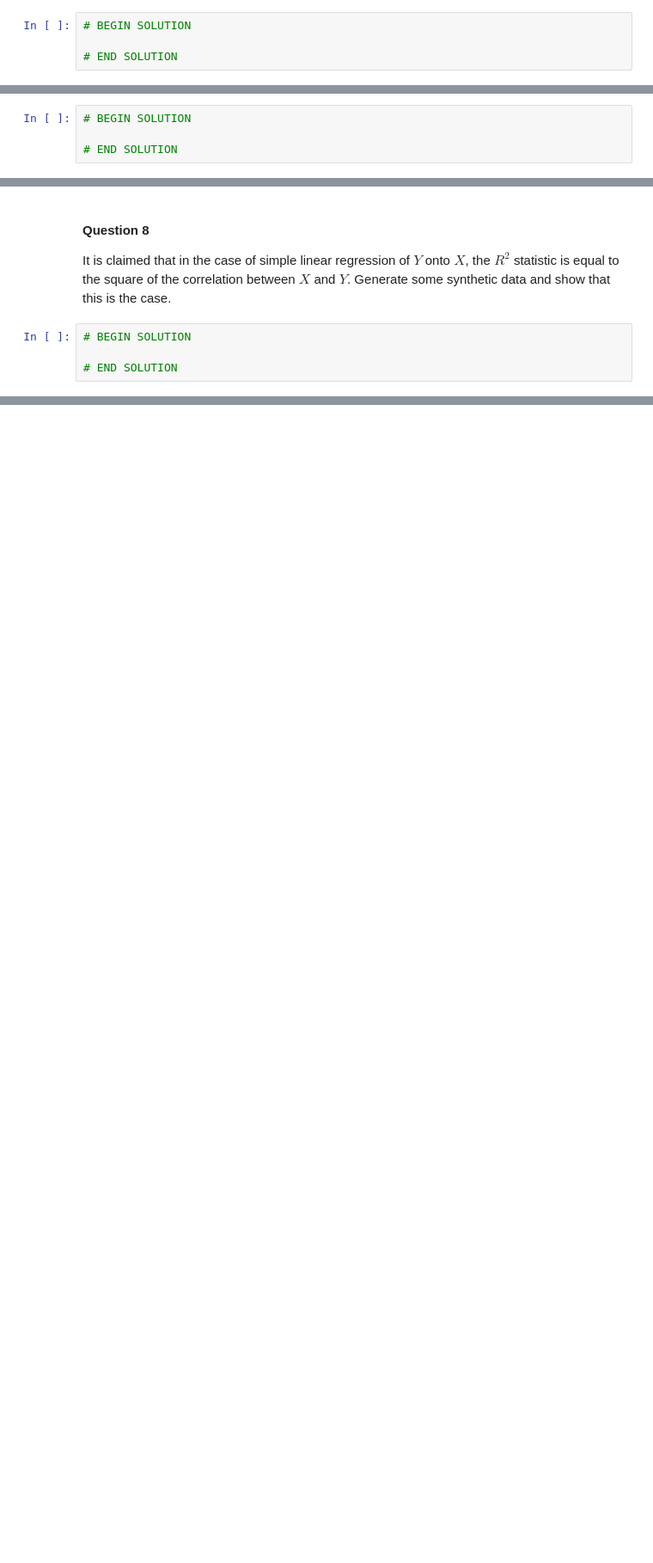
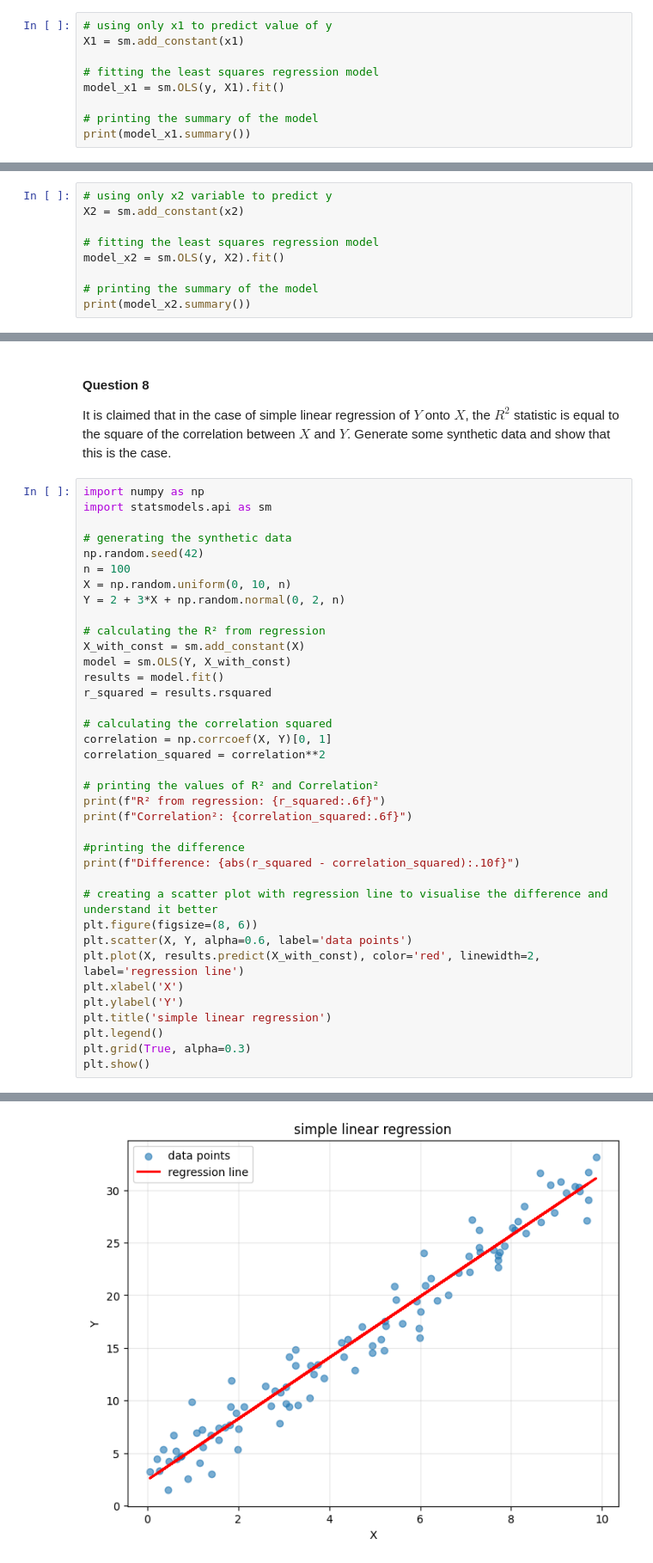
Before and after one commit to YashviKommidi/Machine_learning_26, a Jupyter notebook: INFO521_HW3.ipynb, the cells around one changed output, grey strips where cells are left out. Shown at 86% size. Drawn from its saved outputs; the diff is of its cells as text; blank space fills up the shorter version.

```diff
--- a/INFO521_HW3.ipynb
+++ b/INFO521_HW3.ipynb
@@ -585,6 +754,11 @@ The last line corresponds to creating a linear model in which $y$ is a function
 # %% [markdown]
 (d) Now fit a least squares regression to predict $y$ using only $x_1$. Comment on your results. Can you reject the null hypothesis $H_0$: $β_1$ = 0?
 # %%
-# BEGIN SOLUTION
+# using only x1 to predict value of y
+X1 = sm.add_constant(x1)
 
-# END SOLUTION
+# fitting the least squares regression model
+model_x1 = sm.OLS(y, X1).fit()
+
+# printing the summary of the model
+print(model_x1.summary())
@@ -593,6 +789,11 @@ The last line corresponds to creating a linear model in which $y$ is a function
 # %% [markdown]
 (e) Now fit a least squares regression to predict $y$ using only $x_2$. Comment on your results. Can you reject the null hypothesis $H_0$: $β_1$ = 0?
 # %%
-# BEGIN SOLUTION
+# using only x2 variable to predict y
+X2 = sm.add_constant(x2)
 
-# END SOLUTION
+# fitting the least squares regression model
+model_x2 = sm.OLS(y, X2).fit()
+
+# printing the summary of the model
+print(model_x2.summary())
@@ -615,6 +890,40 @@ The last line corresponds to creating a linear model in which $y$ is a function
 
 It is claimed that in the case of simple linear regression of $Y$ onto $X$, the $R^2$ statistic is equal to the square of the correlation between $X$ and $Y$. Generate some synthetic data and show that this is the case.
 # %%
-# BEGIN SOLUTION
+import numpy as np
+import statsmodels.api as sm
 
-# END SOLUTION
+# generating the synthetic data
+np.random.seed(42)
+n = 100
+X = np.random.uniform(0, 10, n)
+Y = 2 + 3*X + np.random.normal(0, 2, n)
+
+# calculating the R² from regression
+X_with_const = sm.add_constant(X)
+model = sm.OLS(Y, X_with_const)
+results = model.fit()
+r_squared = results.rsquared
+
+# calculating the correlation squared
+correlation = np.corrcoef(X, Y)[0, 1]
+correlation_squared = correlation**2
+
+# printing the values of R² and Correlation²
+print(f"R² from regression: {r_squared:.6f}")
+print(f"Correlation²: {correlation_squared:.6f}")
+
+#printing the difference
+print(f"Difference: {abs(r_squared - correlation_squared):.10f}")
+
+# creating a scatter plot with regression line to visualise the difference and understand it better
+plt.figure(figsize=(8, 6))
+plt.scatter(X, Y, alpha=0.6, label='data points')
+plt.plot(X, results.predict(X_with_const), color='red', linewidth=2, label='regression line')
+plt.xlabel('X')
+plt.ylabel('Y')
+plt.title('simple linear regression')
+plt.legend()
+plt.grid(True, alpha=0.3)
+plt.show()
+# %% [output]
@@ -621,3 +933,4 @@ It is claimed that in the case of simple linear regression of $Y$ onto $X$, the
+[figure, added]
 # %% [markdown]
 #### Question 9
 
```
Also changed, not shown: parts of 23 cells of this notebook, 2 other files.
